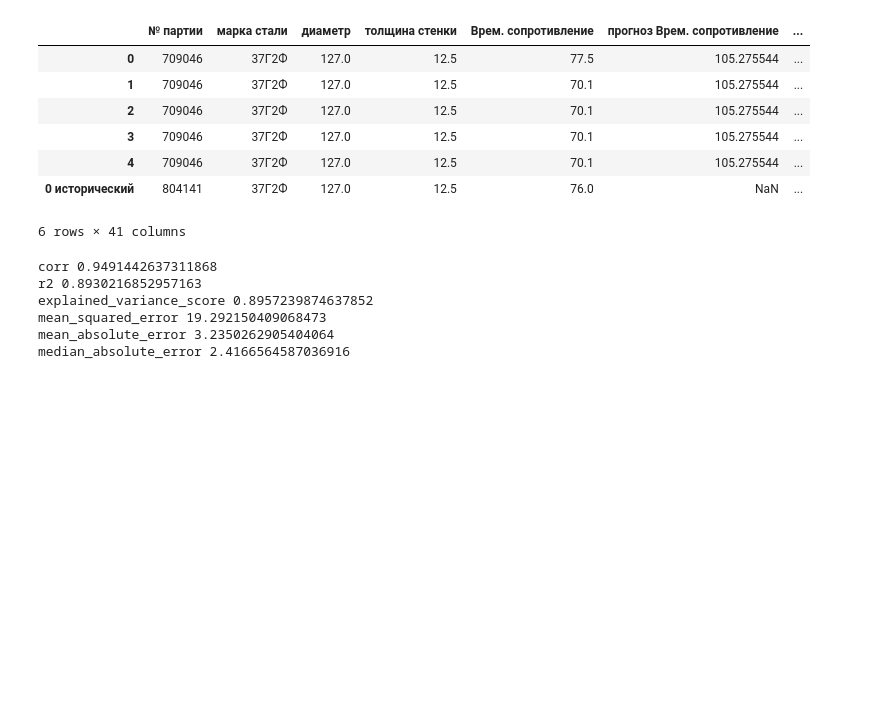
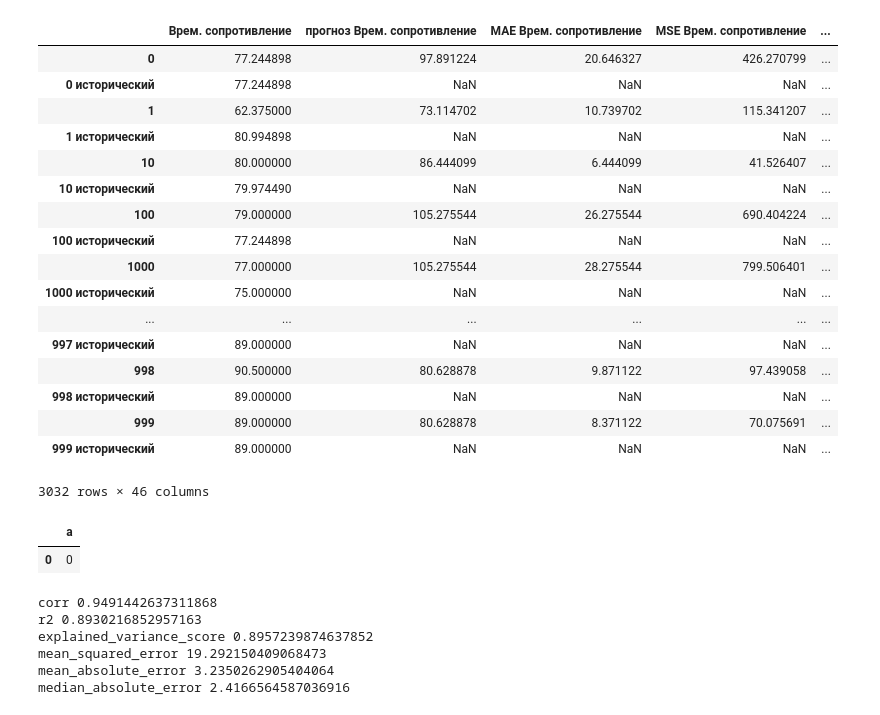
Before and after one commit to ChelpipeBigDataTeam/PNTZ, a Jupyter notebook: predict_RF.ipynb, the cells around one changed output. Drawn from its saved outputs; the diff is of its cells as text; code cells hidden in the pictures; blank space fills up the shorter version.

```diff
--- a/predict_RF.ipynb
+++ b/predict_RF.ipynb
@@ -1,9 +1,5 @@
 # %%
-ls_columns_output = [
-    '№ партии',
-    'марка стали',
-    'диаметр',
-    'толщина стенки',
+ls_columns_result = [
     'Врем. сопротивление',
     'прогноз Врем. сопротивление',
     'MAE Врем. сопротивление',
@@ -12,8 +8,15 @@ ls_columns_output = [
     'прогноз Предел текучести',
     'MAE Предел текучести',
     'MSE Предел текучести',
+]
+ls_columns_output = [
+    '№ партии',
+    'марка стали',
+    'диаметр',
+    'толщина стенки',
     '1 зона по ВТР закалка',
     '2 зона по ВТР закалка',
+    '3 зона по ВТР закалка',
     'шаг балок закалочная печь, сек',
     'Скорость прохождения трубы через спрейер, м/с',
     't˚ C трубы после спреера',
@@ -37,8 +40,12 @@ ls_columns_output = [
     'Nb',
     'Mo',
     'N',
+    'B',
     'C-coef',
     'Параметр закалка',
     'Параметр отпуск',
-    'Параметр отпуск новый V'
+    'Параметр отпуск новый V',
+    'Величина зерна',
+    'Тип предела текучести (1186)',
+    'ICD'
     ]
@@ -224,14 +280,32 @@ valid  Index(['1 зона по ВТР закалка', '2 зона по ВТР
 # %%
-df
+df.sort_index()
 # %% [output]
-|  | № партии | марка стали | диаметр | толщина стенки | Врем. сопротивление | прогноз Врем. сопротивление | ... |
-| 0 | 709046 | 37Г2Ф | 127.0 | 12.5 | 77.5 | 105.275544 | ... |
-| 1 | 709046 | 37Г2Ф | 127.0 | 12.5 | 70.1 | 105.275544 | ... |
-| 2 | 709046 | 37Г2Ф | 127.0 | 12.5 | 70.1 | 105.275544 | ... |
-| 3 | 709046 | 37Г2Ф | 127.0 | 12.5 | 70.1 | 105.275544 | ... |
-| 4 | 709046 | 37Г2Ф | 127.0 | 12.5 | 70.1 | 105.275544 | ... |
-| 0 исторический | 804141 | 37Г2Ф | 127.0 | 12.5 | 76.0 | NaN | ... |
+|  | Врем. сопротивление | прогноз Врем. сопротивление | MAE Врем. сопротивление | MSE Врем. сопротивление | ... |
+| 0 | 77.244898 | 97.891224 | 20.646327 | 426.270799 | ... |
+| 0 исторический | 77.244898 | NaN | NaN | NaN | ... |
+| 1 | 62.375000 | 73.114702 | 10.739702 | 115.341207 | ... |
+| 1 исторический | 80.994898 | NaN | NaN | NaN | ... |
+| 10 | 80.000000 | 86.444099 | 6.444099 | 41.526407 | ... |
+| 10 исторический | 79.974490 | NaN | NaN | NaN | ... |
+| 100 | 79.000000 | 105.275544 | 26.275544 | 690.404224 | ... |
+| 100 исторический | 77.244898 | NaN | NaN | NaN | ... |
+| 1000 | 77.000000 | 105.275544 | 28.275544 | 799.506401 | ... |
+| 1000 исторический | 75.000000 | NaN | NaN | NaN | ... |
+| ... | ... | ... | ... | ... | ... |
+| 997 исторический | 89.000000 | NaN | NaN | NaN | ... |
+| 998 | 90.500000 | 80.628878 | 9.871122 | 97.439058 | ... |
+| 998 исторический | 89.000000 | NaN | NaN | NaN | ... |
+| 999 | 89.000000 | 80.628878 | 8.371122 | 70.075691 | ... |
+| 999 исторический | 89.000000 | NaN | NaN | NaN | ... |
-6 rows × 41 columns
+3032 rows × 46 columns
+# %%
+a = pd.DataFrame()
+a
+b = pd.DataFrame({'a':[0]})
+pd.concat([a, b])
+# %% [output]
+|  | a |
+| 0 | 0 |
 # %%
 # df_dict = pd.read_excel('DATA/modes_before_model/top_typesize(рекомендации).xlsx', sheetname=None)
 # for sheet, df in zip(df_dict, df_dict.values()):
```
Also changed, not shown: parts of 3 cells of this notebook, 8 other files.
